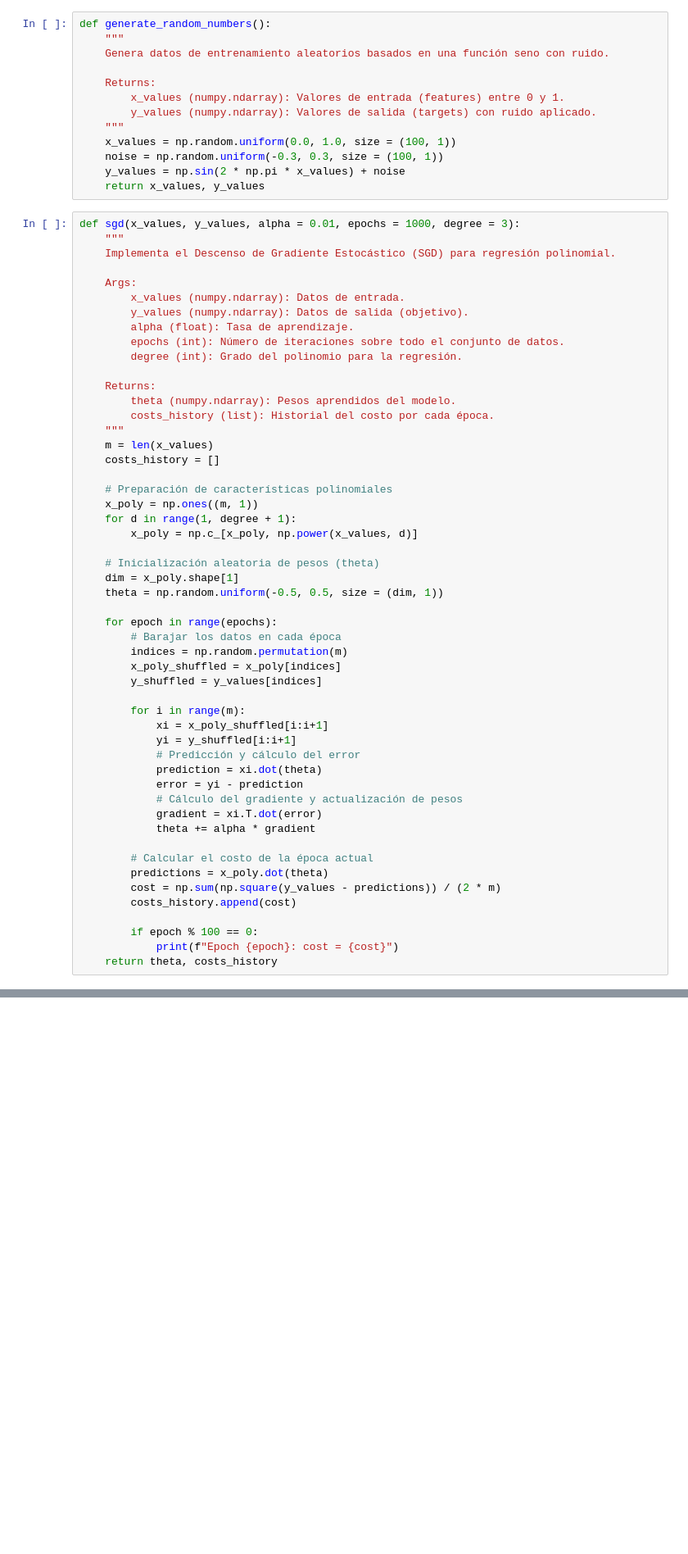
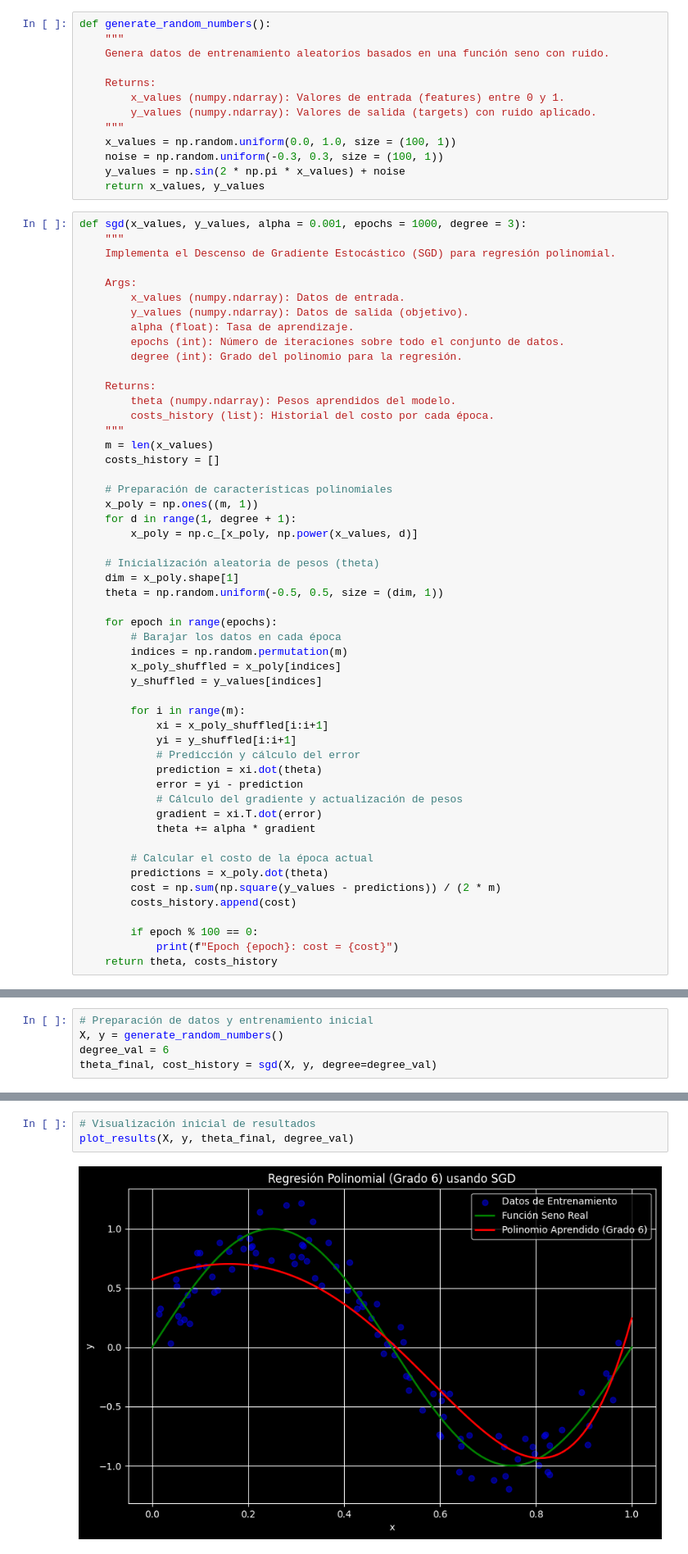
Before and after one commit to hectorartoken/Machine_Learning_2026, a Jupyter notebook: actividades/Actividad_1.ipynb, the cells around one changed output, grey strips where cells are left out. Shown at 82% size. Cells and saved outputs as stored; diff of their text form; blank space fills up the shorter version.

```diff
--- a/actividades/Actividad_1.ipynb
+++ b/actividades/Actividad_1.ipynb
@@ -15,7 +23,7 @@ def generate_random_numbers():
     y_values = np.sin(2 * np.pi * x_values) + noise
     return x_values, y_values
 # %%
-def sgd(x_values, y_values, alpha = 0.01, epochs = 1000, degree = 3):
+def sgd(x_values, y_values, alpha = 0.001, epochs = 1000, degree = 3):
     """
     Implementa el Descenso de Gradiente Estocástico (SGD) para regresión polinomial.
 
@@ -108,0 +108,5 @@ plt.show()
+# %%
+# Preparación de datos y entrenamiento inicial
+X, y = generate_random_numbers()
+degree_val = 6
+theta_final, cost_history = sgd(X, y, degree=degree_val)
@@ -108,0 +124,5 @@ plt.show()
+# %%
+# Visualización inicial de resultados
+plot_results(X, y, theta_final, degree_val)
+# %% [output]
+[figure, added]
```
Also changed, not shown: parts of 9 cells of this notebook.
